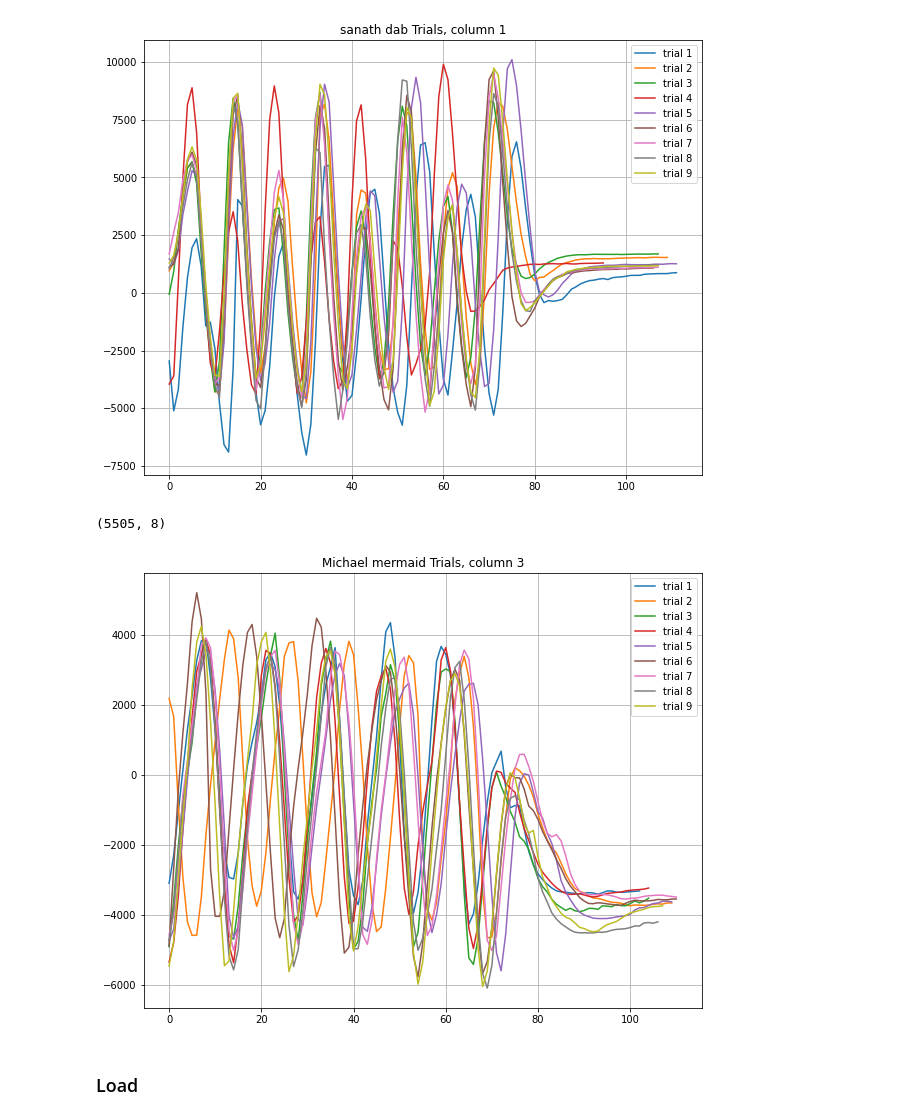
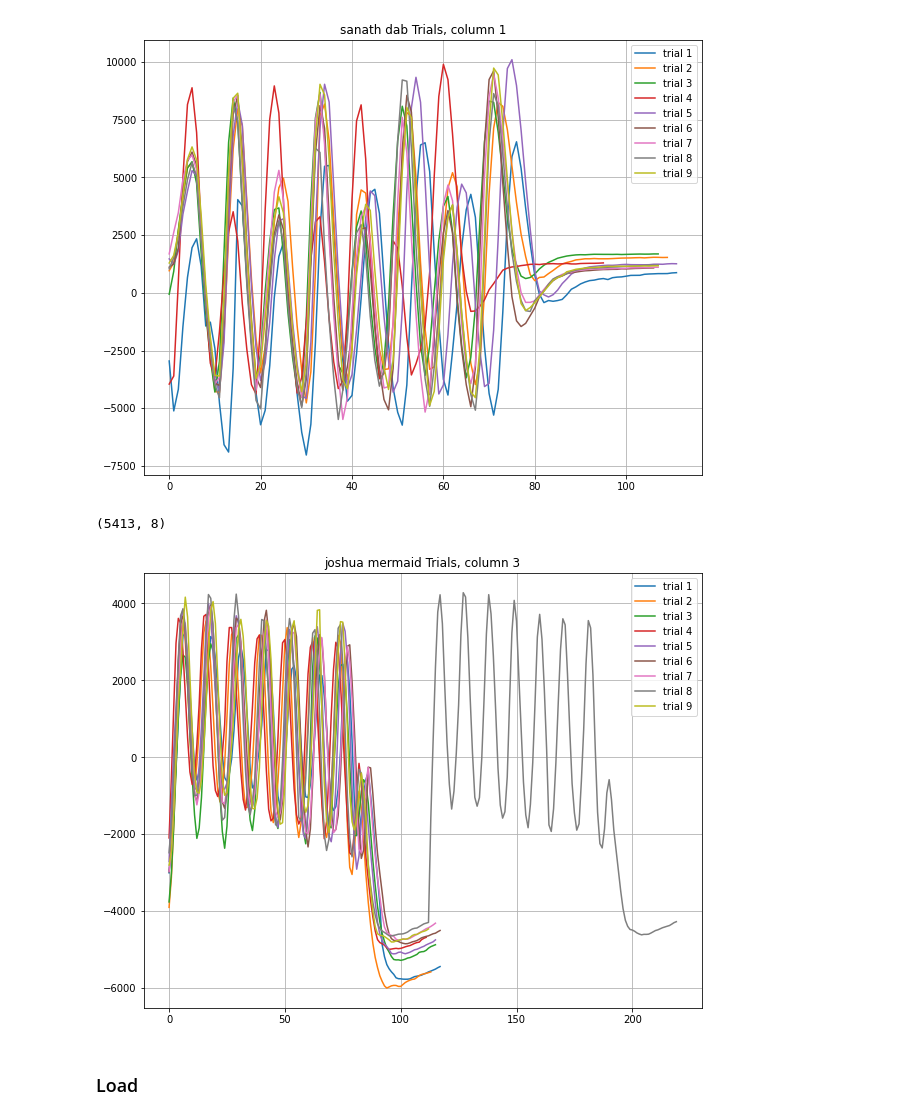
Before and after one commit to CG4002-AY2122S1-B02/CG4002_Capstone, a Jupyter notebook: ML/boing_week_11.ipynb, the cells around one changed output. Cells and saved outputs as stored; diff of their text form; code cells hidden in the pictures.

```diff
--- a/ML/boing_week_11.ipynb
+++ b/ML/boing_week_11.ipynb
@@ -127,22 +127,22 @@ plt.show()
 (5498, 8)
 [figure]
 # %%
-test_data_4 = pd.read_csv('w11_michael_1/mermaid.csv', index_col = False)
+test_data_4 = pd.read_csv('w11_joshua_3/mermaid.csv', index_col = False)
 print(test_data_4.shape)
 
 fig, ax = plt.subplots(figsize = [10,8])
 for i in range(1,10):
     temp = test_data_4[test_data_4['0'] == i]
     x = [i for i in range(temp.shape[0])]
     ax.plot(x, temp['3'], label = f"trial {str(i)}")
 
-plt.title('Michael mermaid Trials, column 3')
+plt.title('joshua mermaid Trials, column 3')
 plt.legend()
 ax.grid()
 plt.show()
 # %% [output]
-(5505, 8)
+(5413, 8)
-[figure, old version]
+[figure, new version]
 # %% [markdown]
 ### Load ###
 # %%
```
Also changed, not shown: parts of 10 cells of this notebook, 14 other files.
